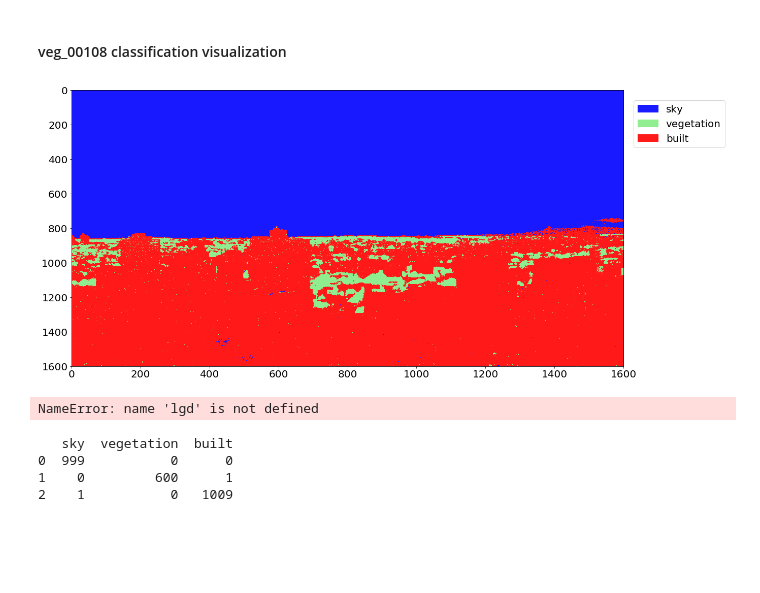
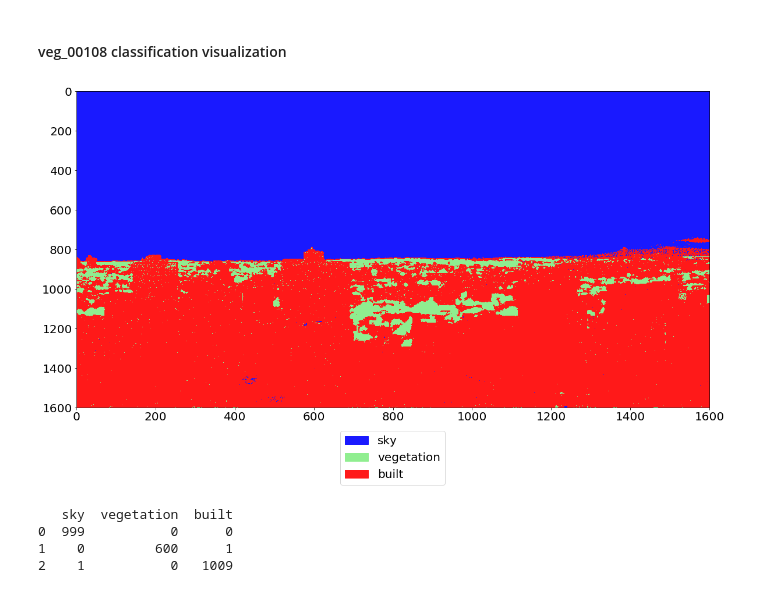
Before and after one commit to faridqamar/uo_vegetation, a Jupyter notebook: veg_pix_decision_tree.ipynb, the cells around one changed output. Drawn from its saved outputs; the diff is of its cells as text; code cells hidden in the pictures; blank space fills up the shorter version.

Commit message:
decision tree classification of veg_00108

```diff
--- a/veg_pix_decision_tree.ipynb
+++ b/veg_pix_decision_tree.ipynb
@@ -310,29 +310,28 @@ print(accuracy)
 # %%
 # classify entire binned cube
 
 predictCube = dTree.predict(cube_binned)
 
 import matplotlib.pyplot as plt
 import matplotlib.patches as mpatches
 import matplotlib as mpl
 %matplotlib inline
 
 predictCube_reshape = predictCube.reshape(cube_sub.shape[1], cube_sub.shape[2])
 
 t=1
 cmap = {0:[0.1,0.1,1.0,t], 1:[0.564,0.933,0.564,t], 2:[1.0,0.1,0.1,t]}
 labels = {0:'sky', 1:"vegetation", 2:"built"}
 arrayShow = np.array([[cmap[i] for i in j] for j in predictCube_reshape])
 patches = [mpatches.Patch(color=cmap[i], label=labels[i]) for i in cmap]
 fig, ax = plt.subplots(figsize = (20, 10))
 ax.tick_params(labelsize=20)
 plt.imshow(arrayShow, aspect=0.5)
-lgd = ax.legend(handles=patches, bbox_to_anchor=(1,1), loc=2, borderaxespad=1.0, prop={'size':20})
+lgd = ax.legend(handles=patches, bbox_to_anchor=(0.5,0), loc=9, borderaxespad=2.0, prop={'size':20})
 plt.show()
-fig.savefig("./output/plots/1_decision_tree_classification_of_veg_00108.png", bbox_extra_artists=(lgd,), bbox_inxhes='tight')
+fig.savefig("./output/plots/1_decision_tree_classification_of_veg_00108.png", bbox_extra_artists=(lgd,), bbox_inches='tight')
 # %% [output]
-[figure, old version]
+[figure, new version]
-NameError: name 'lgd' is not defined
 # %%
 # write pixel labels to file
 import pickle
```
Also changed, not shown: 2 other files.
